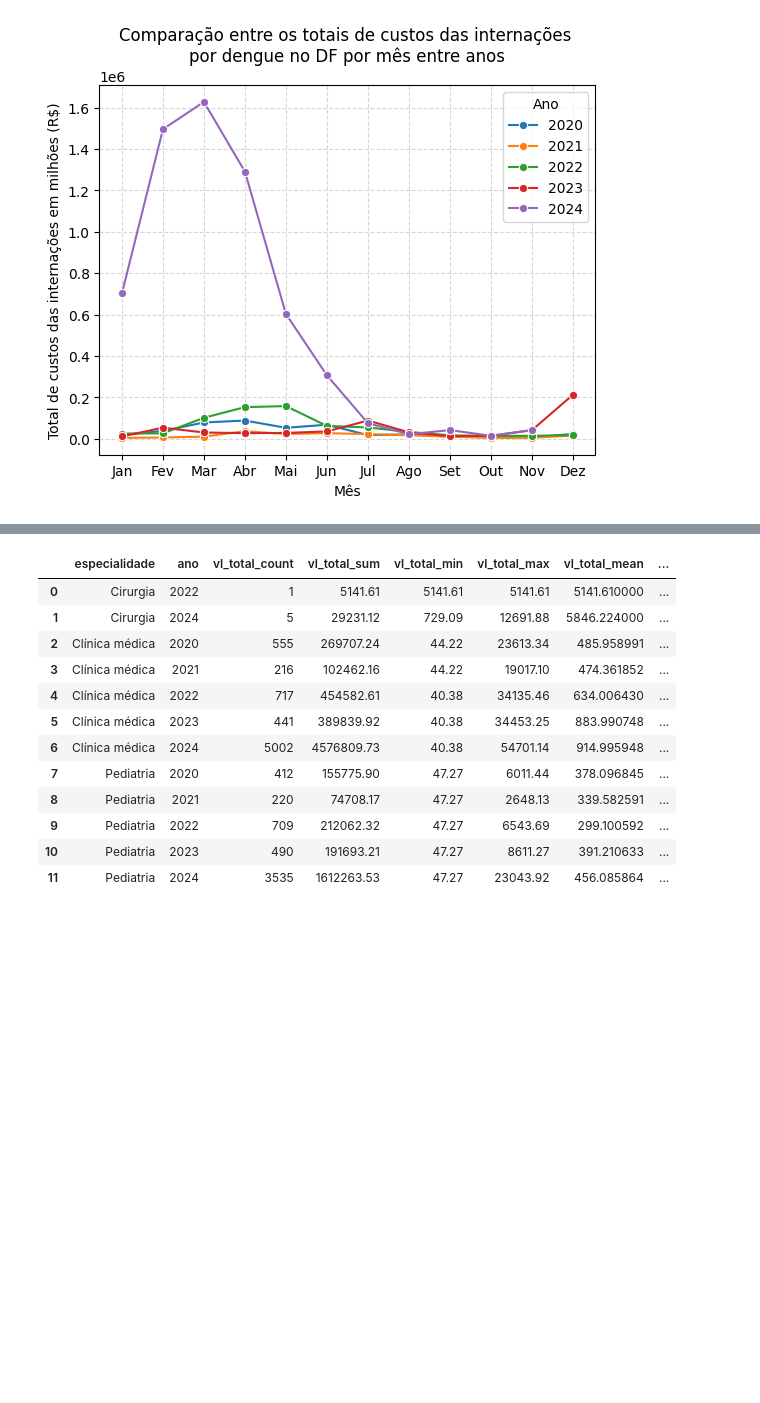
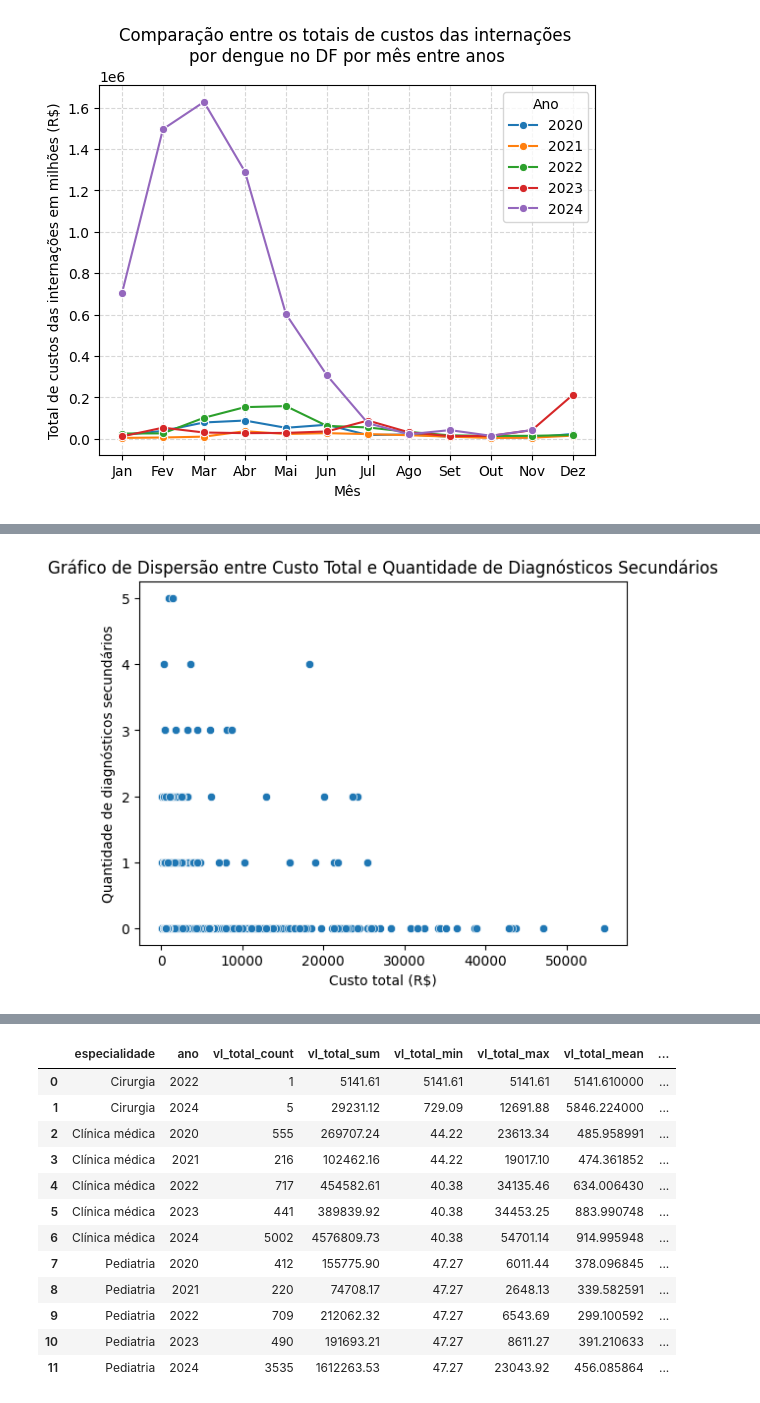
Before and after one commit to fnoritomi/projeto_sih, a Jupyter notebook: sih_dengue_2.ipynb, the cells around one changed output, grey strips where cells are left out. Drawn from its saved outputs; the diff is of its cells as text; code cells hidden in the pictures; blank space fills up the shorter version.

```diff
--- a/sih_dengue_2.ipynb
+++ b/sih_dengue_2.ipynb
@@ -432,0 +485,8 @@ plt.show()
+# %%
+dengue_df["qt_diag_sec"] = (
+    dengue_df["cd_diag_sec_1"].str.strip().apply(lambda x: 0 if len(x) == 0 else 1) +
+    dengue_df["cd_diag_sec_2"].str.strip().apply(lambda x: 0 if len(x) == 0 else 1) +
+    dengue_df["cd_diag_sec_3"].str.strip().apply(lambda x: 0 if len(x) == 0 else 1) +
+    dengue_df["cd_diag_sec_4"].str.strip().apply(lambda x: 0 if len(x) == 0 else 1) +
+    dengue_df["cd_diag_sec_5"].str.strip().apply(lambda x: 0 if len(x) == 0 else 1)
+  )
@@ -432,0 +514,8 @@ plt.show()
+# %%
+sns.scatterplot(data=dengue_df, x="vl_total", y="qt_diag_sec")
+plt.title("Gráfico de Dispersão entre Custo Total e Quantidade de Diagnósticos Secundários")
+plt.xlabel("Custo total (R$)")
+plt.ylabel("Quantidade de diagnósticos secundários")
+plt.show()
+# %% [output]
+[figure, added]
```
Also changed, not shown: parts of 77 cells of this notebook.
